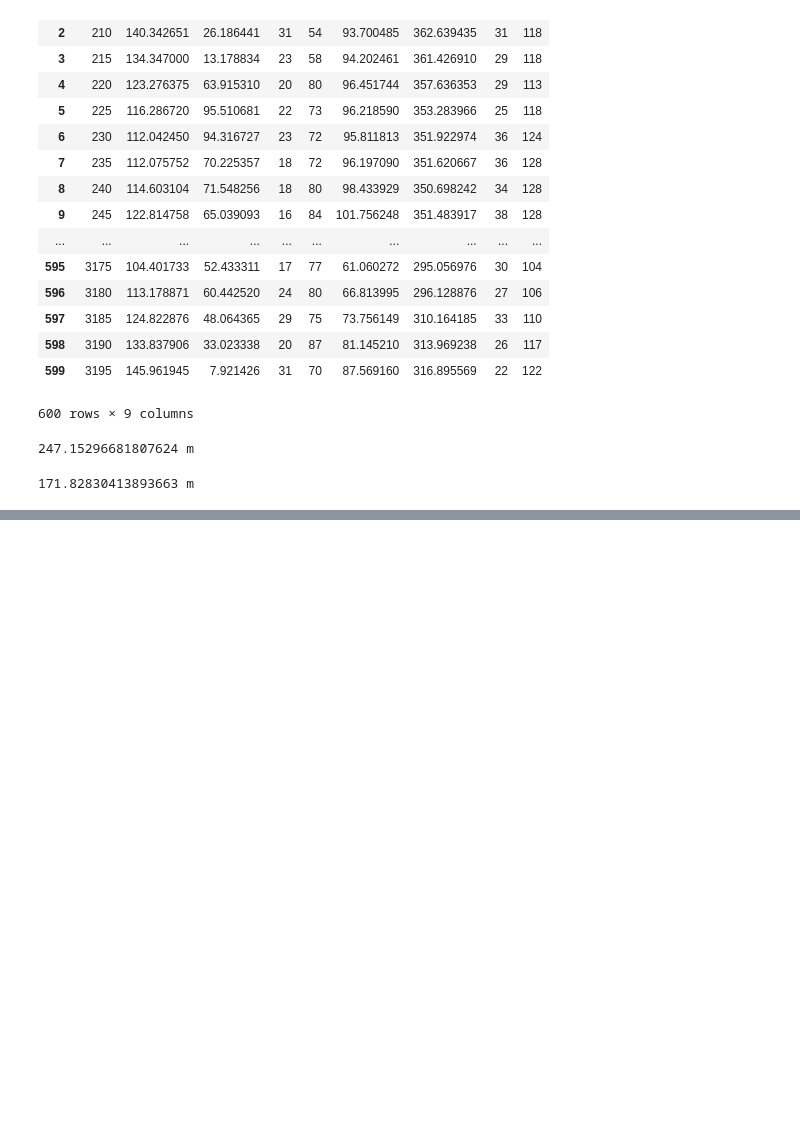
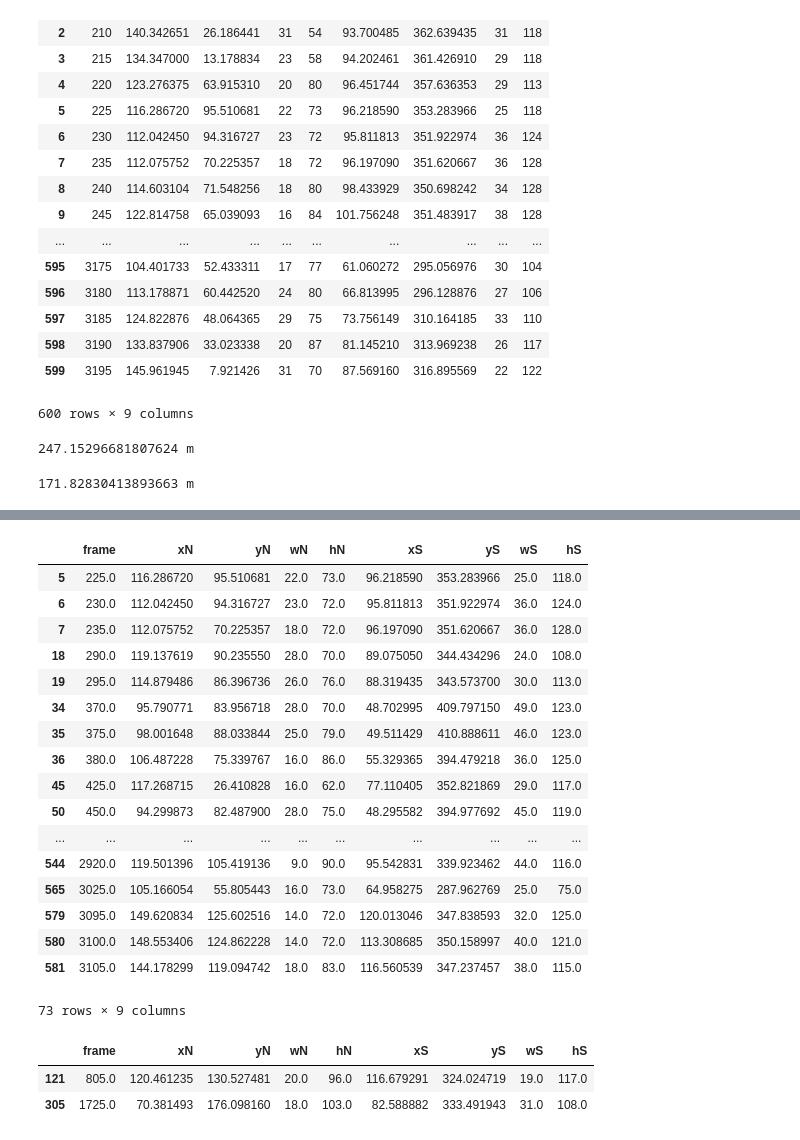
Before and after one commit to First4196/BadmintonCV, a Jupyter notebook: ExploreData.ipynb, the cells around one changed output, grey strips where cells are left out. Saved outputs shown, nothing was run; the diff lists cells and outputs as text; code cells hidden in the pictures; blank space fills up the shorter version.

Commit message:
Try to jump

```diff
--- a/ExploreData.ipynb
+++ b/ExploreData.ipynb
@@ -108,0 +129,35 @@ print(((distanceS / 10) * 30) / 100, 'm')
+# %%
+# Start JUMP
+
+newDf = []
+for i in range(3, len(df) - 3):
+    if df['yN'][i] - df['yN'][i - 3] >= 5 and df['yN'][i] - df['yN'][i + 3] >= 5:
+        newDf.append(df.iloc[i])
+newDf = pd.DataFrame(newDf)
+newDf
+# %% [output]
+|  | frame | xN | yN | wN | hN | xS | yS | wS | hS |
+| 5 | 225.0 | 116.286720 | 95.510681 | 22.0 | 73.0 | 96.218590 | 353.283966 | 25.0 | 118.0 |
+| 6 | 230.0 | 112.042450 | 94.316727 | 23.0 | 72.0 | 95.811813 | 351.922974 | 36.0 | 124.0 |
+| 7 | 235.0 | 112.075752 | 70.225357 | 18.0 | 72.0 | 96.197090 | 351.620667 | 36.0 | 128.0 |
+| 18 | 290.0 | 119.137619 | 90.235550 | 28.0 | 70.0 | 89.075050 | 344.434296 | 24.0 | 108.0 |
+| 19 | 295.0 | 114.879486 | 86.396736 | 26.0 | 76.0 | 88.319435 | 343.573700 | 30.0 | 113.0 |
+| 34 | 370.0 | 95.790771 | 83.956718 | 28.0 | 70.0 | 48.702995 | 409.797150 | 49.0 | 123.0 |
+| 35 | 375.0 | 98.001648 | 88.033844 | 25.0 | 79.0 | 49.511429 | 410.888611 | 46.0 | 123.0 |
+| 36 | 380.0 | 106.487228 | 75.339767 | 16.0 | 86.0 | 55.329365 | 394.479218 | 36.0 | 125.0 |
+| 45 | 425.0 | 117.268715 | 26.410828 | 16.0 | 62.0 | 77.110405 | 352.821869 | 29.0 | 117.0 |
+| 50 | 450.0 | 94.299873 | 82.487900 | 28.0 | 75.0 | 48.295582 | 394.977692 | 45.0 | 119.0 |
+| ... | ... | ... | ... | ... | ... | ... | ... | ... | ... |
+| 544 | 2920.0 | 119.501396 | 105.419136 | 9.0 | 90.0 | 95.542831 | 339.923462 | 44.0 | 116.0 |
+| 565 | 3025.0 | 105.166054 | 55.805443 | 16.0 | 73.0 | 64.958275 | 287.962769 | 25.0 | 75.0 |
+| 579 | 3095.0 | 149.620834 | 125.602516 | 14.0 | 72.0 | 120.013046 | 347.838593 | 32.0 | 125.0 |
+| 580 | 3100.0 | 148.553406 | 124.862228 | 14.0 | 72.0 | 113.308685 | 350.158997 | 40.0 | 121.0 |
+| 581 | 3105.0 | 144.178299 | 119.094742 | 18.0 | 83.0 | 116.560539 | 347.237457 | 38.0 | 115.0 |
+73 rows × 9 columns
+# %%
+jump = newDf[(newDf['hN']/df['hN'].mean()) >= 1.22]
+jump
+# %% [output]
+|  | frame | xN | yN | wN | hN | xS | yS | wS | hS |
+| 121 | 805.0 | 120.461235 | 130.527481 | 20.0 | 96.0 | 116.679291 | 324.024719 | 19.0 | 117.0 |
+| 305 | 1725.0 | 70.381493 | 176.098160 | 18.0 | 103.0 | 82.588882 | 333.491943 | 31.0 | 108.0 |
```
Also changed, not shown: parts of 1 cell of this notebook, 2 other files.
